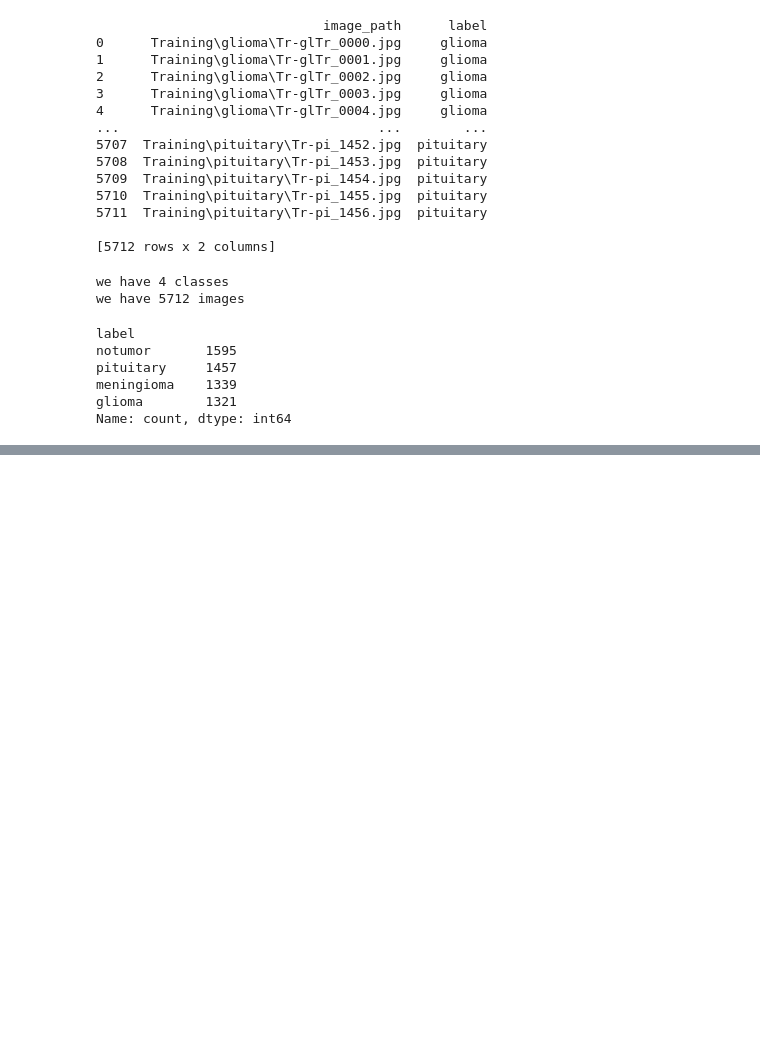
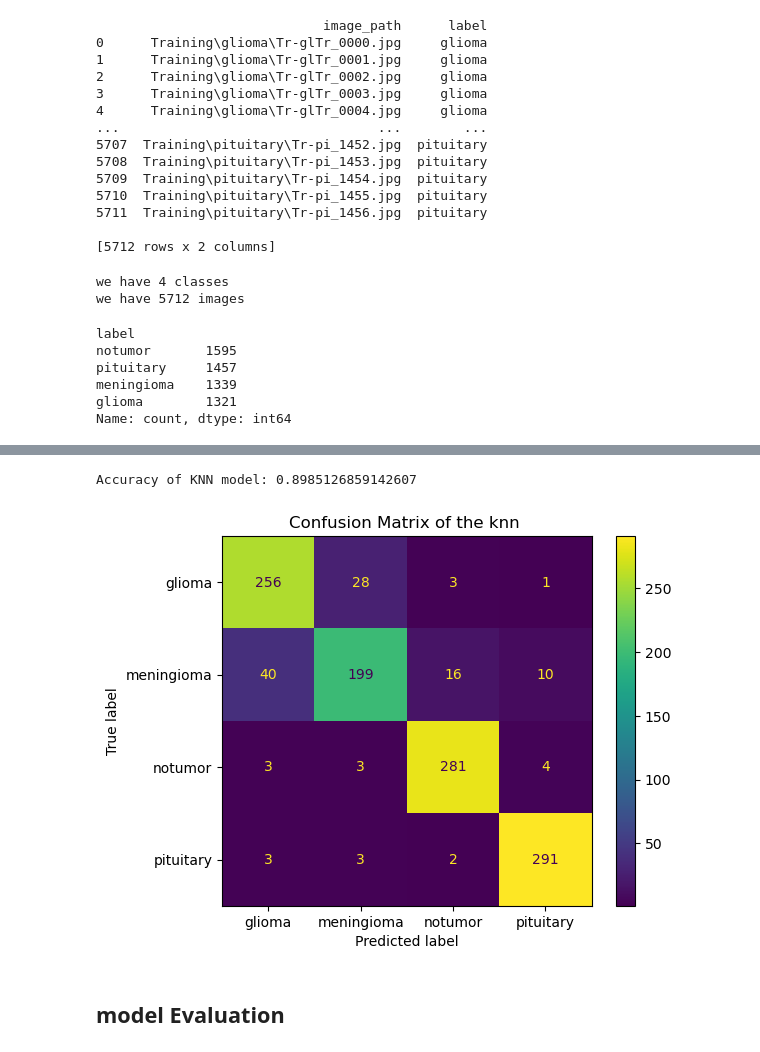
Before and after one commit to bassantmedhat/Brain-Tumor-Classification, a Jupyter notebook: model.ipynb, the cells around one changed output, grey strips where cells are left out. Cells and saved outputs as stored; diff of their text form; code cells hidden in the pictures; blank space fills up the shorter version.

```diff
--- a/model.ipynb
+++ b/model.ipynb
@@ -127,0 +193,31 @@ Name: count, dtype: int64
+# %%
+# train with knn model
+knn = KNeighborsClassifier(n_neighbors=3)
+knn.fit(X_train,y_train)
+
+y_pred_knn = knn.predict(x_test)
+accuracy_knn = accuracy_score(y_test, y_pred_knn)
+
+val_knn = r2_score(y_test, y_pred_knn)*100
+print("Accuracy of KNN model:", accuracy_knn)
+
+cm_knn = confusion_matrix(y_test,y_pred_knn)
+
+
+
+recall_knn = cm_knn[0][0]/(cm_knn[0][0] +cm_knn[0][1])
+precision_knn= cm_knn[0][0]/(cm_knn[0][0]+cm_knn[1][1])
+# %% [output]
+Accuracy of KNN model: 0.8985126859142607
+# %%
+from sklearn import metrics
+
+cm_display = metrics.ConfusionMatrixDisplay(confusion_matrix = cm_knn, display_labels = ['glioma', 'meningioma', 'notumor', 'pituitary'])
+
+cm_display.plot()
+plt.title("Confusion Matrix of the knn ")
+plt.show()
+# %% [output]
+[figure, added]
+# %% [markdown]
+## model Evaluation
```
Also changed, not shown: parts of 18 cells of this notebook.
